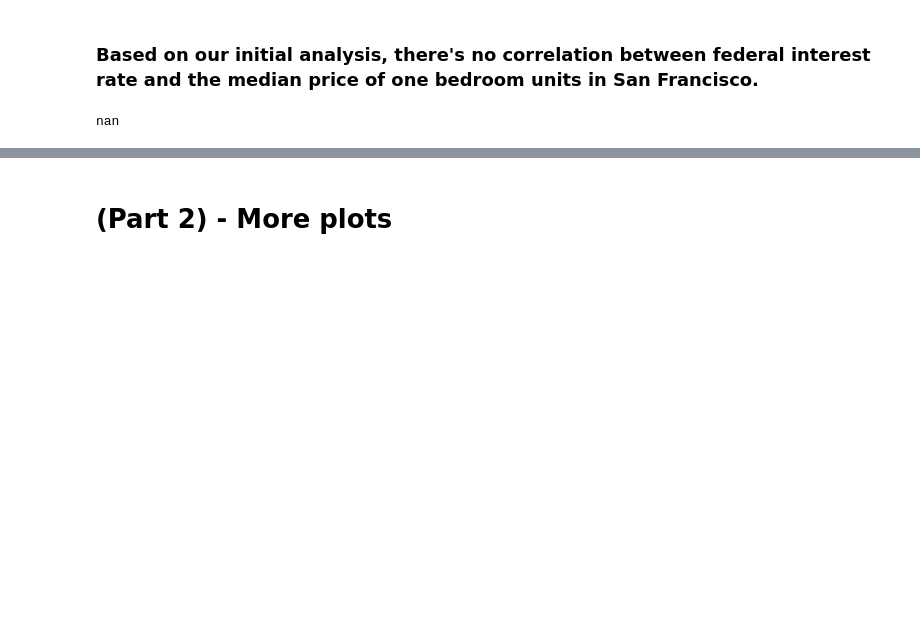
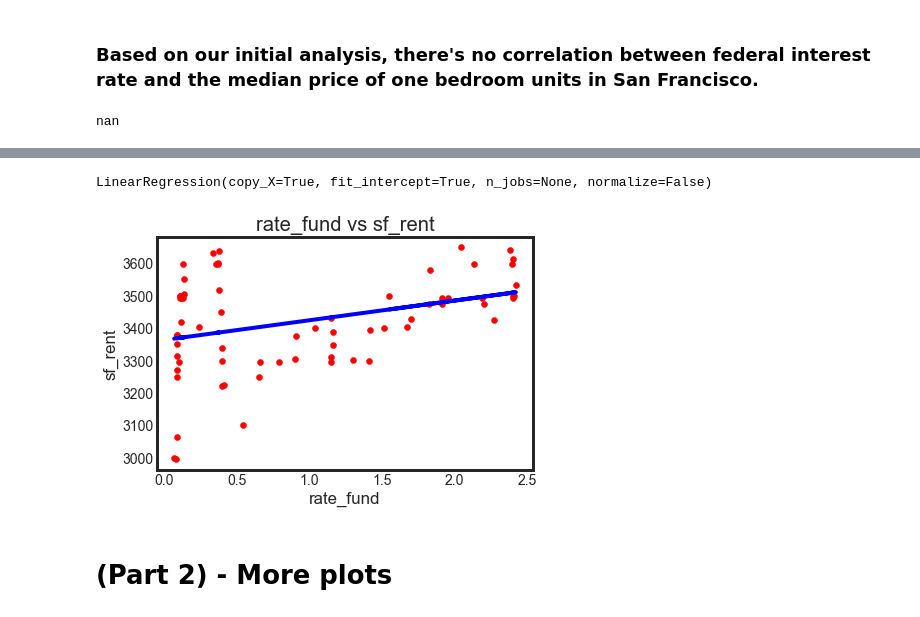
Before and after one commit to edtsoi430/05839-final-project, a Jupyter notebook: eda.ipynb, the cells around one changed output, grey strips where cells are left out. Saved outputs shown, nothing was run; the diff lists cells and outputs as text; code cells hidden in the pictures; blank space fills up the shorter version.

Commit message:
linear regression

```diff
--- a/eda.ipynb
+++ b/eda.ipynb
@@ -435,3 +436,7 @@ one_bed_by_city = one_bed_subset.iloc[:, 5:].squeeze()
 effective_Federal_Funds_Rate.corr(one_bed_by_city)
 # %% [output]
 nan
+# %%
+df_rate = pd.read_csv('dataset/interest_rate_cleaned.csv')
+df_rate_subset = df_rate[df_rate.Year!=2020]
+df_rate_subset = df_rate_subset[df_rate_subset.Date!="2019-12-01"]
@@ -438,3 +459,21 @@ nan
+# %%
+sf_rent = sanfrancisco_df[["Studio"]]
+rate_fund = df_rate_subset[["Effective_Federal_Funds_Rate"]]
+# %%
+regressor = LinearRegression()
+regressor.fit(rate_fund, sf_rent)
+# %% [output]
+LinearRegression(copy_X=True, fit_intercept=True, n_jobs=None, normalize=False)
+# %%
+sf_rent_pred = regressor.predict(rate_fund)
+plt.scatter(rate_fund, sf_rent, color = 'red')
+plt.plot(rate_fund, regressor.predict(rate_fund), color = 'blue')
+plt.title('rate_fund vs sf_rent')
+plt.xlabel('rate_fund')
+plt.ylabel('sf_rent')
+plt.show()
+# %% [output]
+[figure, added]
 # %% [markdown]
 # (Part 2) - More plots
 # %% [markdown]
```
Also changed, not shown: parts of 5 cells of this notebook.
